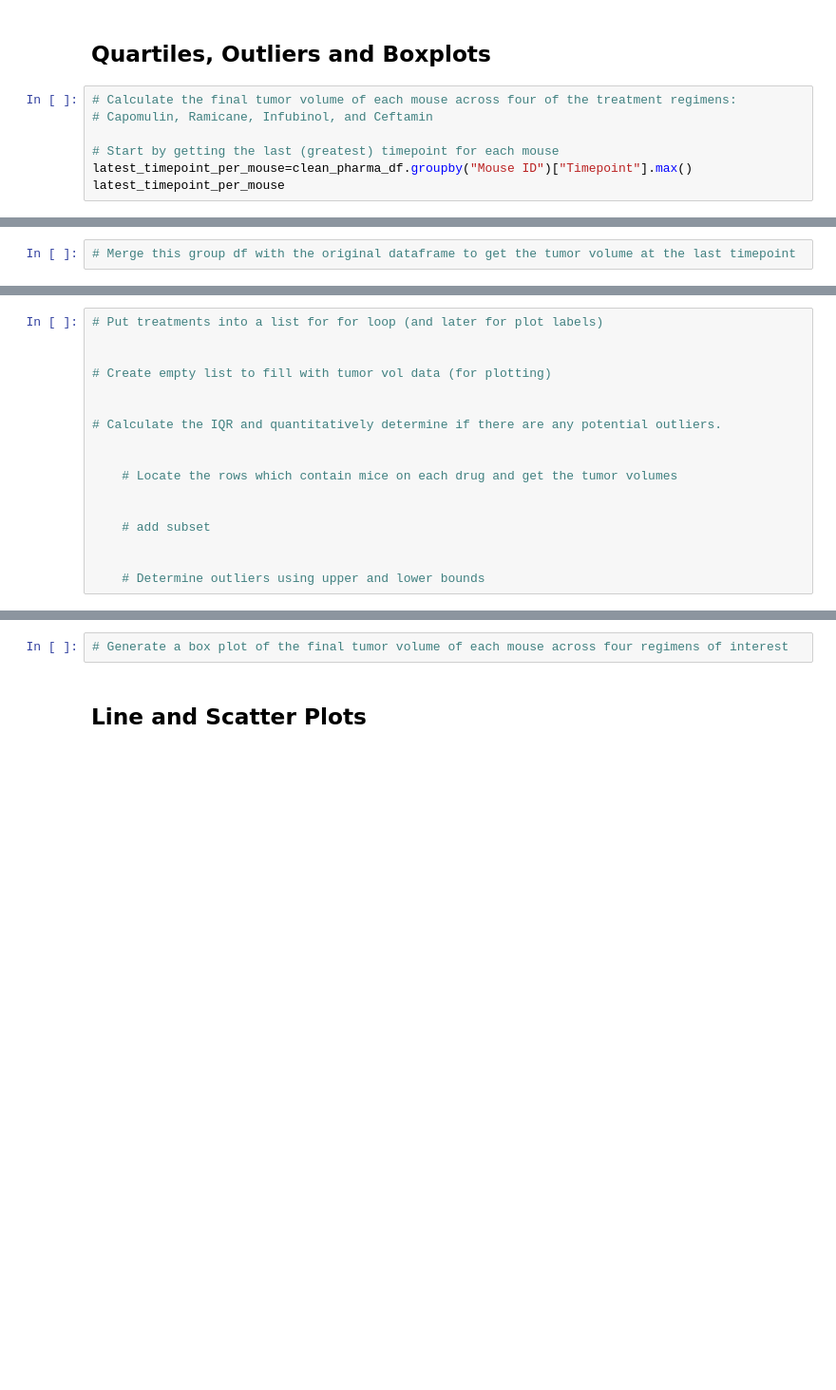
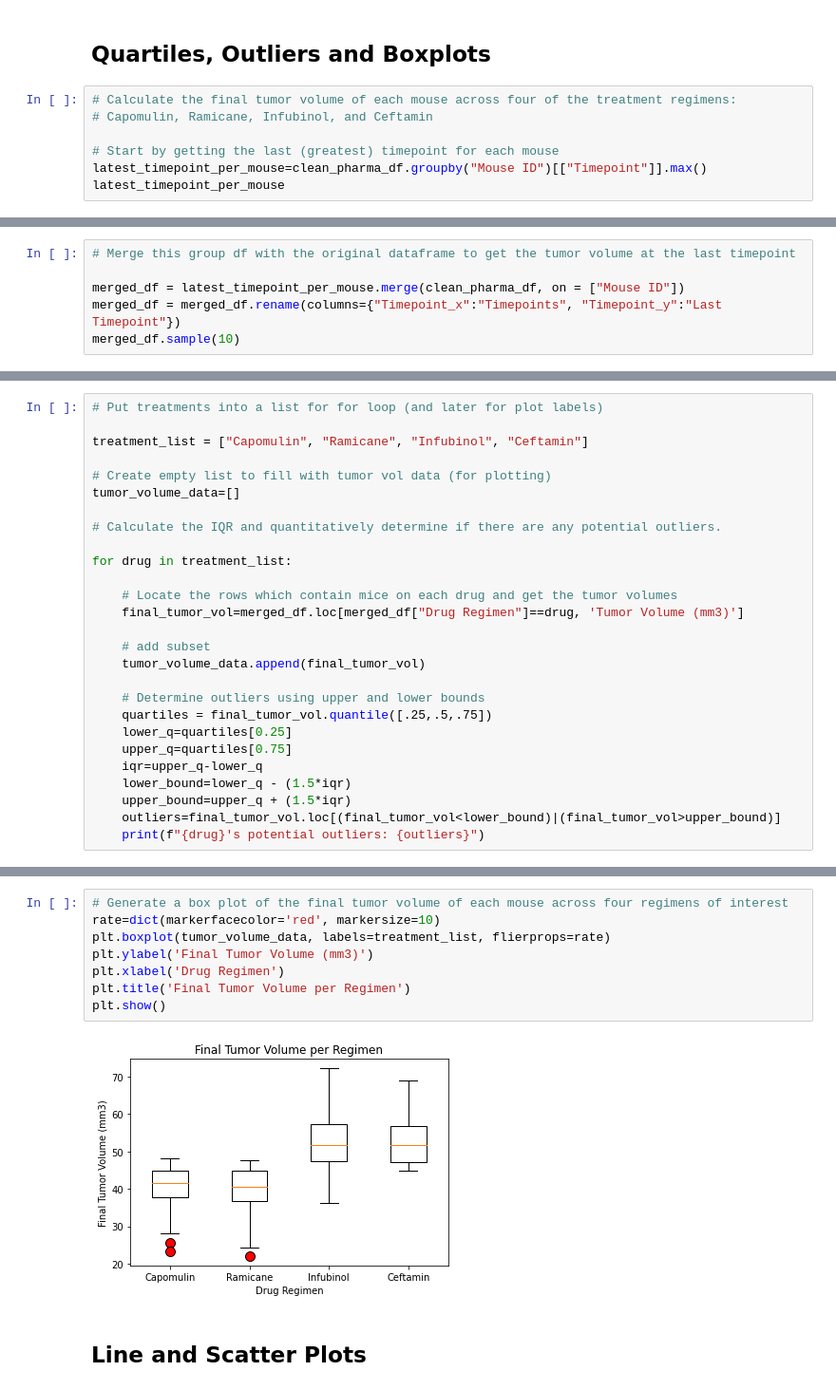
Before and after one commit to nadiarichards/matplotlib_challenge, a Jupyter notebook: Pymaceuticals/pymaceuticals_starter.ipynb, the cells around one changed output, grey strips where cells are left out. Shown: that part at 95% size. Saved outputs shown, nothing was run; the diff lists cells and outputs as text; blank space fills up the shorter version.

```diff
--- a/Pymaceuticals/pymaceuticals_starter.ipynb
+++ b/Pymaceuticals/pymaceuticals_starter.ipynb
@@ -288,6 +285,6 @@ plt.pie(pie_chart_gender, labels = ["Female", "Male"], autopct="%1.1f%%", shadow
 # Capomulin, Ramicane, Infubinol, and Ceftamin
 
 # Start by getting the last (greatest) timepoint for each mouse
-latest_timepoint_per_mouse=clean_pharma_df.groupby("Mouse ID")["Timepoint"].max()
+latest_timepoint_per_mouse=clean_pharma_df.groupby("Mouse ID")[["Timepoint"]].max()
 latest_timepoint_per_mouse
 # %% [output]
@@ -307,2 +305,6 @@ Name: Timepoint, Length: 249, dtype: int64
 # %%
 # Merge this group df with the original dataframe to get the tumor volume at the last timepoint
+
+merged_df = latest_timepoint_per_mouse.merge(clean_pharma_df, on = ["Mouse ID"])
+merged_df = merged_df.rename(columns={"Timepoint_x":"Timepoints", "Timepoint_y":"Last Timepoint"})
+merged_df.sample(10)
@@ -309,17 +323,27 @@ Name: Timepoint, Length: 249, dtype: int64
 # %%
 # Put treatments into a list for for loop (and later for plot labels)
 
+treatment_list = ["Capomulin", "Ramicane", "Infubinol", "Ceftamin"]
 
 # Create empty list to fill with tumor vol data (for plotting)
-
+tumor_volume_data=[]
 
 # Calculate the IQR and quantitatively determine if there are any potential outliers.
 
+for drug in treatment_list:
 
     # Locate the rows which contain mice on each drug and get the tumor volumes
-
+    final_tumor_vol=merged_df.loc[merged_df["Drug Regimen"]==drug, 'Tumor Volume (mm3)']
 
     # add subset
-
+    tumor_volume_data.append(final_tumor_vol)
 
     # Determine outliers using upper and lower bounds
+    quartiles = final_tumor_vol.quantile([.25,.5,.75])
+    lower_q=quartiles[0.25]
+    upper_q=quartiles[0.75]
+    iqr=upper_q-lower_q
+    lower_bound=lower_q - (1.5*iqr)
+    upper_bound=upper_q + (1.5*iqr)
+    outliers=final_tumor_vol.loc[(final_tumor_vol<lower_bound)|(final_tumor_vol>upper_bound)]
+    print(f"{drug}'s potential outliers: {outliers}")
@@ -326,5 +358,13 @@ Name: Timepoint, Length: 249, dtype: int64
 # %%
 # Generate a box plot of the final tumor volume of each mouse across four regimens of interest
+rate=dict(markerfacecolor='red', markersize=10)
+plt.boxplot(tumor_volume_data, labels=treatment_list, flierprops=rate)
+plt.ylabel('Final Tumor Volume (mm3)')
+plt.xlabel('Drug Regimen')
+plt.title('Final Tumor Volume per Regimen')
+plt.show()
+# %% [output]
+[figure, added]
 # %% [markdown]
 ## Line and Scatter Plots
 # %%
```
Also changed, not shown: parts of 13 cells of this notebook, 1 other file.
